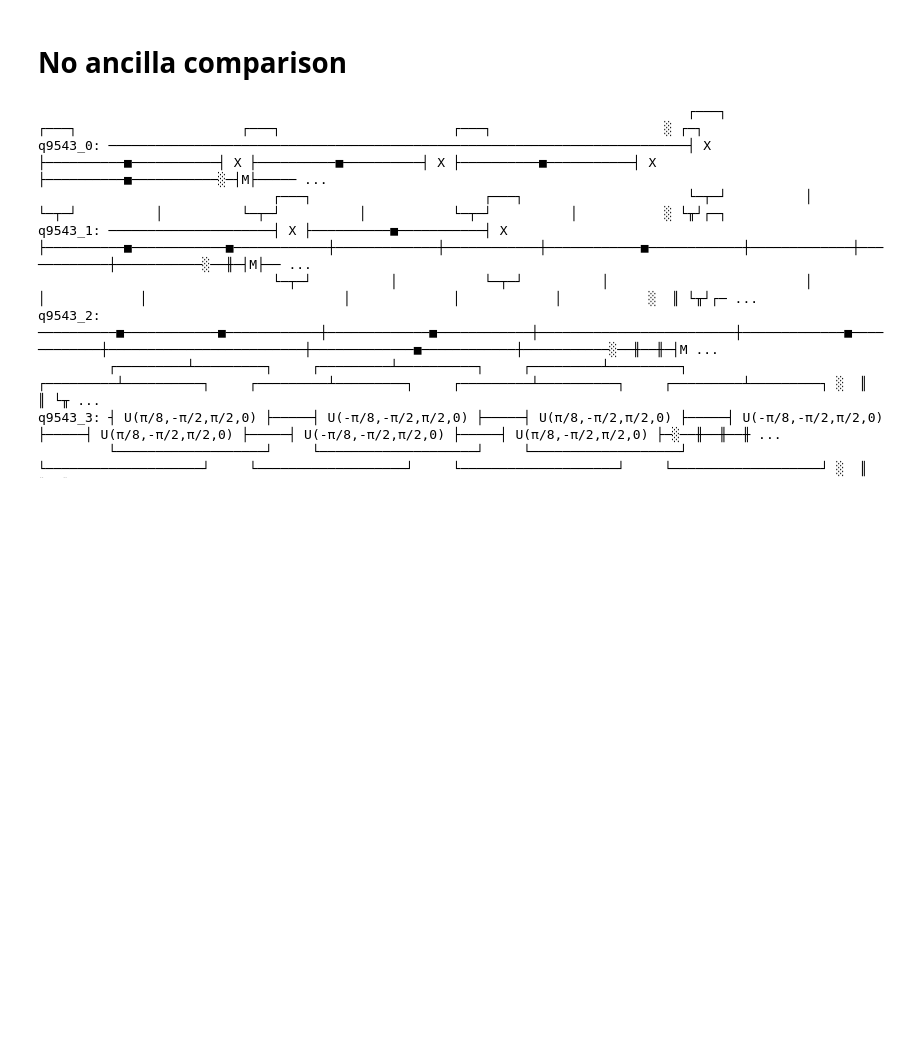
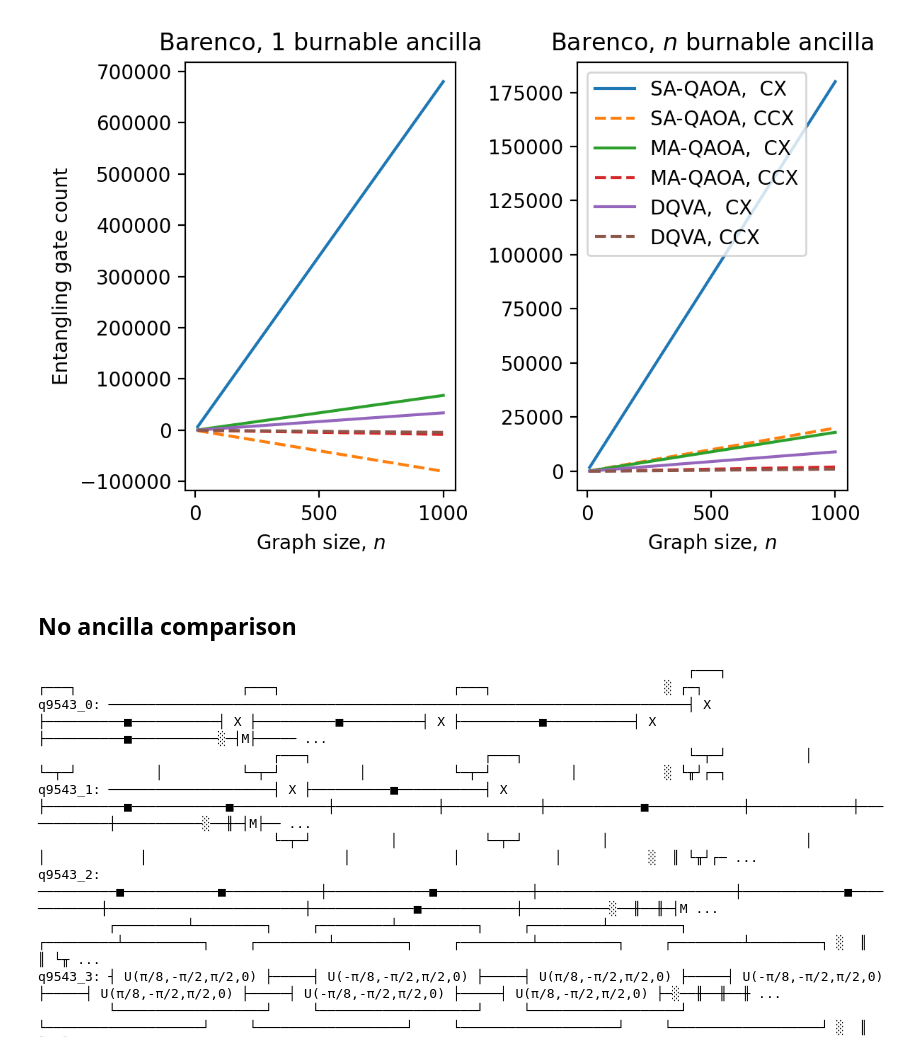
Before and after one commit to Quantum-Software-Tools/quantum-constrained-optimization, a Jupyter notebook: gate_decompositions.ipynb, the cells around one changed output. Drawn from its saved outputs; the diff is of its cells as text; code cells hidden in the pictures; blank space fills up the shorter version.

```diff
--- a/gate_decompositions.ipynb
+++ b/gate_decompositions.ipynb
@@ -11,5 +65,51 @@ from NuOp import parallel_two_qubit_gate_decomposition as nuop
+# %%
+def plot_d3_gate_counts(sizes):
+
+    fig, ax = plt.subplots(dpi=200, nrows=1, ncols=2)
+
+    for alg in ['SA-QAOA', 'MA-QAOA', 'DQVA']:
+        one_ancilla_decomp = []
+        n_ancilla_decomp = []
+        for size in sizes:
+            G = gdn.gen_3_regular_graph(size)
+
+            if alg == 'SA-QAOA':
+                mcrx_gate_count = gdn.sa_qaoa_gate_count(G, 10)
+            elif alg == 'MA-QAOA':
+                mcrx_gate_count = gdn.ma_qaoa_gate_count(G)
+            elif alg == 'DQVA':
+                mcrx_gate_count = gdn.dqva_gate_count(G, size // 2)
+
+            one_ancilla_decomp.append((gdn.one_ancilla_barenco(mcrx_gate_count, 1),
+                                       gdn.one_ancilla_barenco(mcrx_gate_count, 2)))
+            n_ancilla_decomp.append((gdn.n_ancilla_barenco(mcrx_gate_count, 1),
+                                     gdn.n_ancilla_barenco(mcrx_gate_count, 2)))
+
+        for i, native_gate in enumerate([' CX', 'CCX']):
+            ls = ['-', '--']
+            # Plot decomp with one ancilla
+            ax[0].plot(sizes, [t[i] for t in one_ancilla_decomp], label=f'{alg}, {native_gate}', ls=ls[i])
+
+            # Plot decomp with n ancilla
+            ax[1].plot(sizes, [t[i] for t in n_ancilla_decomp], label=f'{alg}, {native_gate}', ls=ls[i])
+
+    plt.legend()
+    #ax[0].loglog()
+    #ax[1].loglog()
+
+    ax[0].set_title('Barenco, 1 burnable ancilla')
+    ax[1].set_title(r'Barenco, $n$ burnable ancilla')
+    ax[0].set_ylabel('Entangling gate count')
+    ax[0].set_xlabel(r'Graph size, $n$')
+    ax[1].set_xlabel(r'Graph size, $n$')
+
+    plt.tight_layout()
+# %%
+plot_d3_gate_counts([10,100,1000])
+# %% [output]
+[figure, added]
 # %% [markdown]
-# No ancilla comparison
+## No ancilla comparison
 # %%
 theta = np.pi / 2
 qubits = qiskit.QuantumRegister(4)
```
Also changed, not shown: parts of 8 cells of this notebook, 4 other files.
